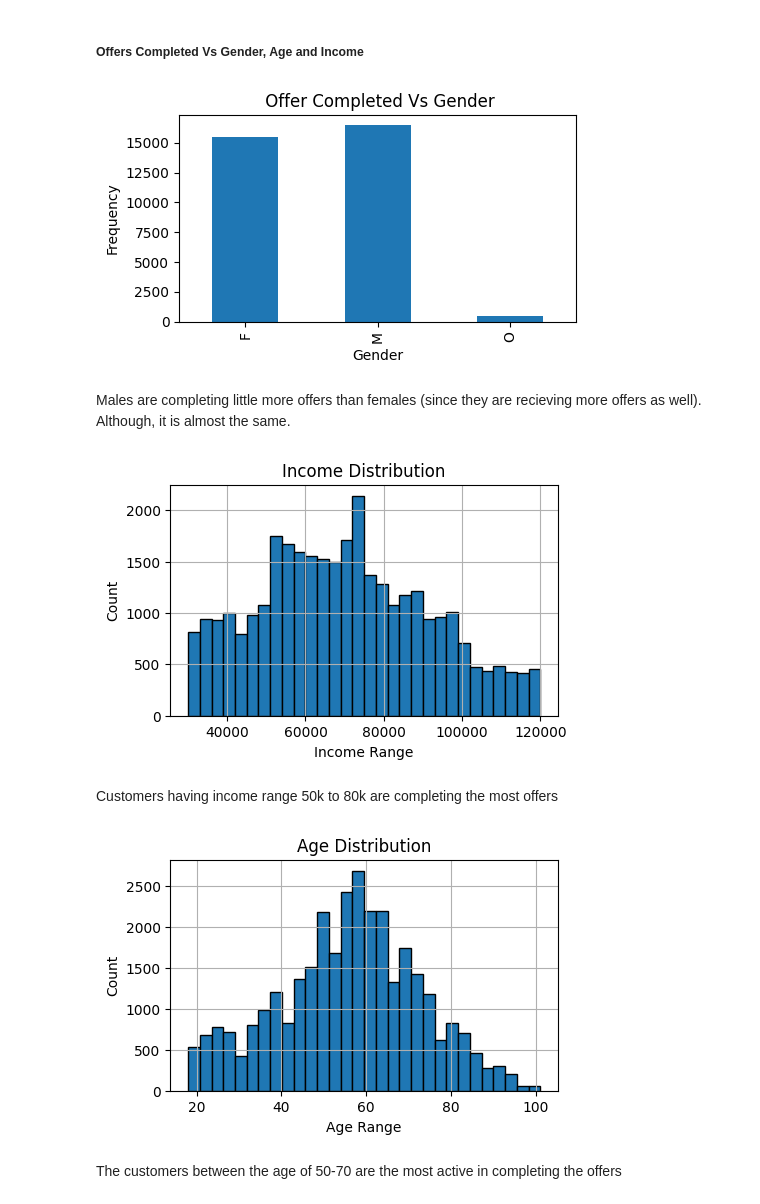
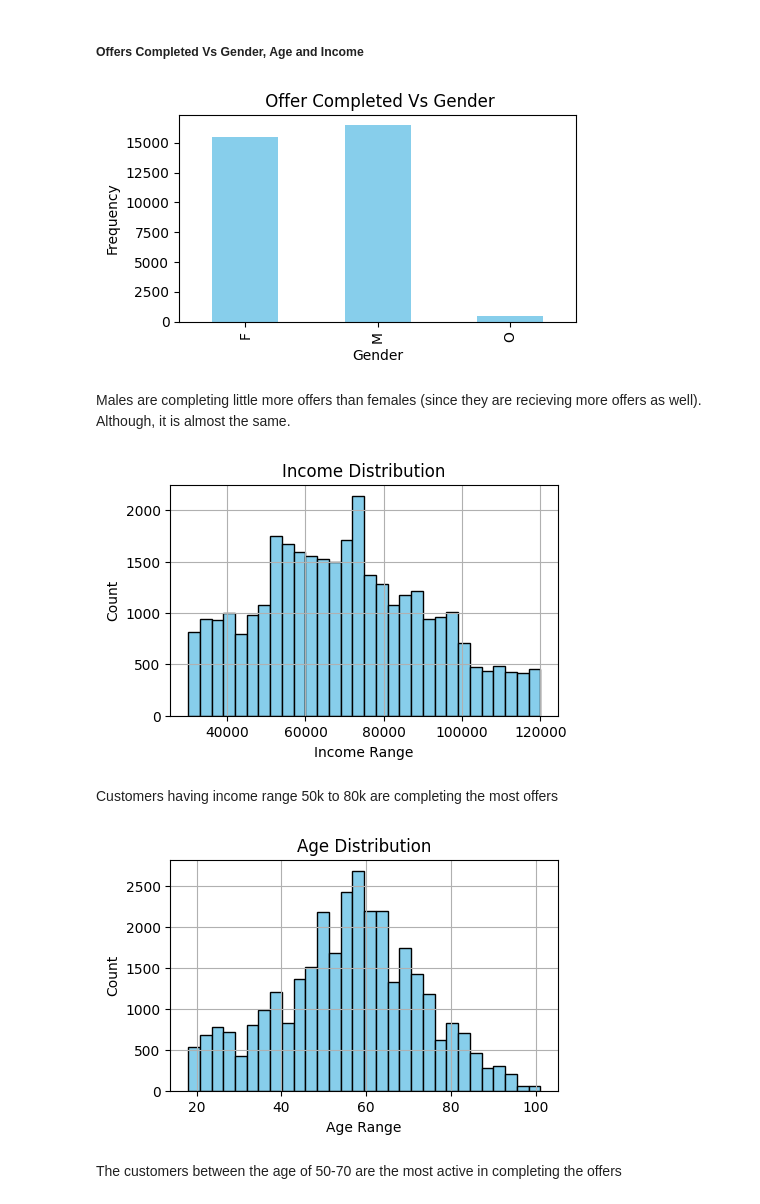
Before and after one commit to bangamaitri/datascience_starbucks_project, a Jupyter notebook: Starbucks_Capstone_notebook.ipynb, the cells around one changed output. Saved outputs shown, nothing was run; the diff lists cells and outputs as text; code cells hidden in the pictures.

```diff
--- a/Starbucks_Capstone_notebook.ipynb
+++ b/Starbucks_Capstone_notebook.ipynb
@@ -444 +365,3 @@ Females are spending more than males
+# %%
+dataframe['quarter'] = pd.PeriodIndex(dataframe.became_member_on, freq='Q')
 # %%
@@ -523,34 +452,34 @@ print("{} percent of the offers were completed out of the total offers received"
 ##### Offers Completed Vs Gender, Age and Income
 # %%
 # Offers completed vs gender
-dataframe[dataframe['offer completed']==1][['F','M','O']].sum().plot.bar(figsize=(5,3))
+dataframe[dataframe['offer completed']==1][['F','M','O']].sum().plot.bar(figsize=(5,3),color='skyblue')
 plt.title(" Offer Completed Vs Gender")
 plt.xlabel("Gender")
 plt.ylabel("Frequency")
 plt.tight_layout();
 # %% [output]
-[figure, old version]
+[figure, new version]
 # %% [markdown]
 Males are completing little more offers than females (since they are recieving more offers as well). Although, it is almost the same.
 # %%
 # Income Distribution of customers who completed the offer
 dataframe_offer_comp = dataframe.loc[dataframe['offer completed'] == 1]
-dataframe_offer_comp.income.hist(bins = 30,edgecolor="black",figsize=(5,3))
+dataframe_offer_comp.income.hist(bins = 30,edgecolor="black",figsize=(5,3),color='skyblue')
 plt.xlabel('Income Range')
 plt.ylabel('Count')
 plt.title('Income Distribution');
 # %% [output]
-[figure, old version]
+[figure, new version]
 # %% [markdown]
 Customers having income range 50k to 80k are completing the most offers
 # %%
 # Age Distribution of customers who completed the offer
-dataframe_offer_comp.age.hist(bins = 30,edgecolor="black",figsize=(5,3))
+dataframe_offer_comp.age.hist(bins = 30,edgecolor="black",figsize=(5,3),color='skyblue')
 plt.xlabel('Age Range')
 plt.ylabel('Count')
 plt.title('Age Distribution');
 # %% [output]
-[figure, old version]
+[figure, new version]
 # %% [markdown]
 The customers between the age of 50-70 are the most active in completing the offers
 # %% [markdown]
```
Also changed, not shown: parts of 59 cells of this notebook.
